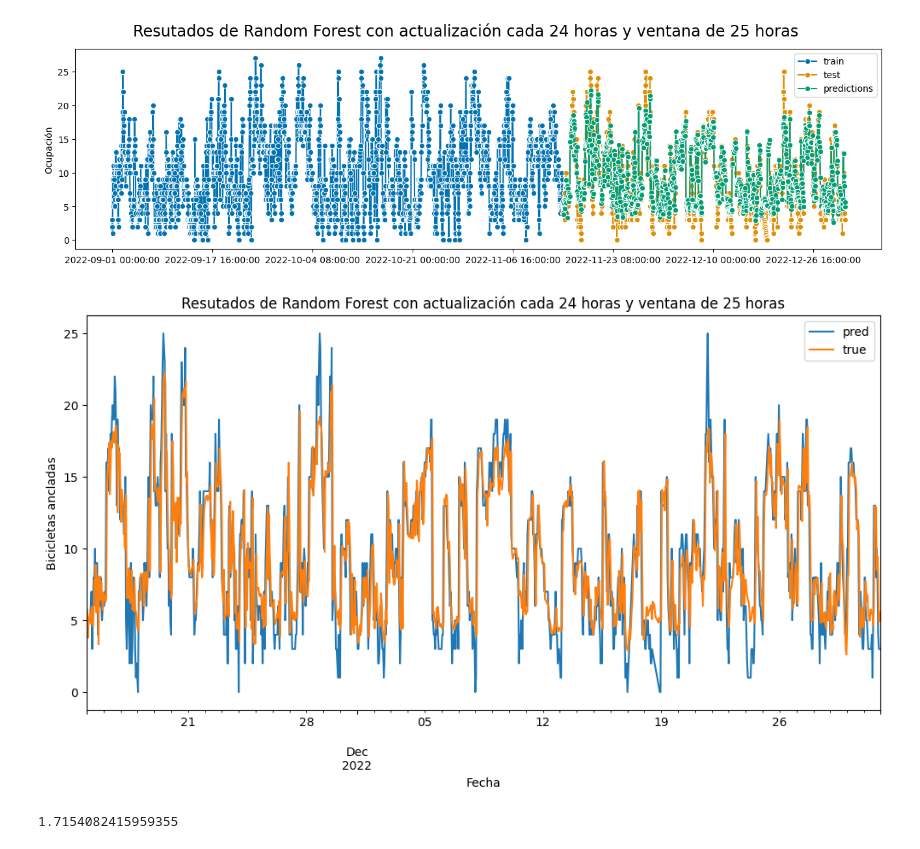
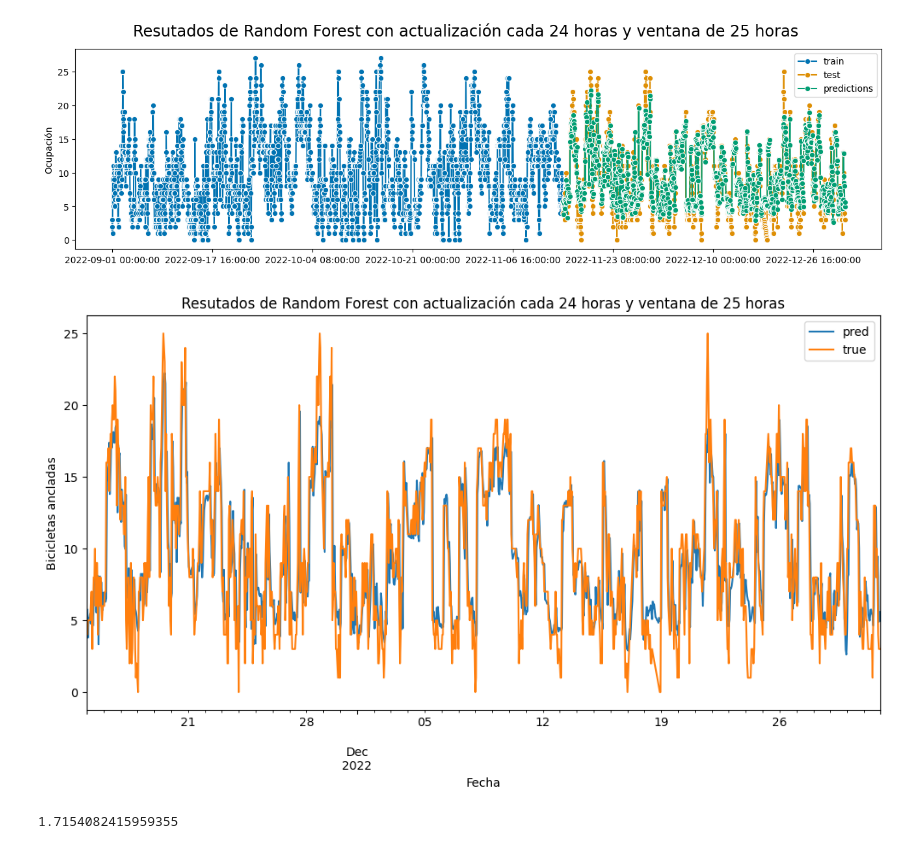
Before and after one commit to Pabloo22/bicimad, a Jupyter notebook: notebooks/entrega/predictions_with_exog.ipynb, the cells around one changed output. Drawn from its saved outputs; the diff is of its cells as text; code cells hidden in the pictures.

```diff
--- a/notebooks/entrega/predictions_with_exog.ipynb
+++ b/notebooks/entrega/predictions_with_exog.ipynb
@@ -141,9 +141,9 @@ plot_series(
 (<Figure size 1600x400 with 1 Axes>, <Axes: ylabel='Ocupación'>)
 [figure]
 # %%
-plot_pred_vs_actual(test_target_series, predictions, title=title)
+plot_pred_vs_actual(predictions, test_target_series, title=title)
 # %% [output]
-[figure, old version]
+[figure, new version]
 # %%
 mean_squared_error(test_target_series[:-1], predictions)
 # %% [output]
```
Also changed, not shown: parts of 3 cells of this notebook, 2 other files.
